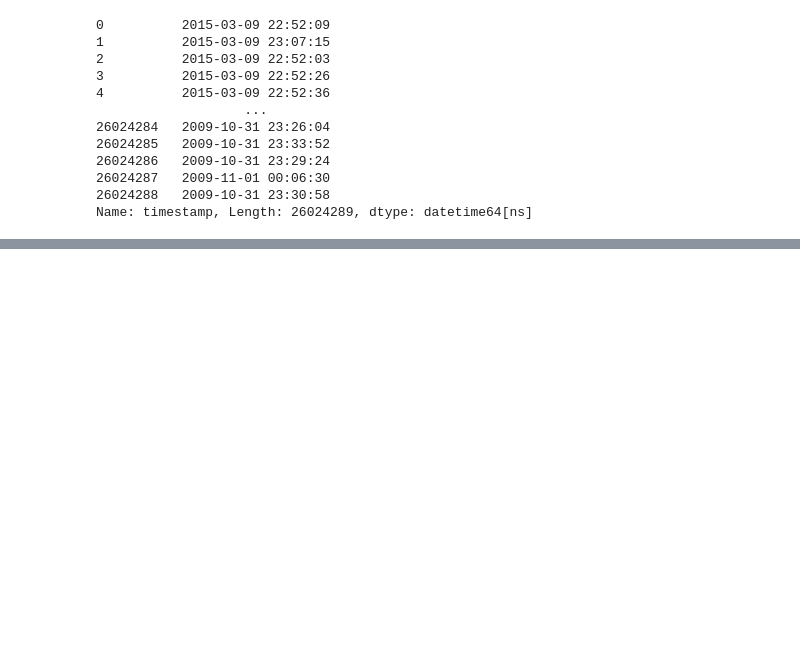
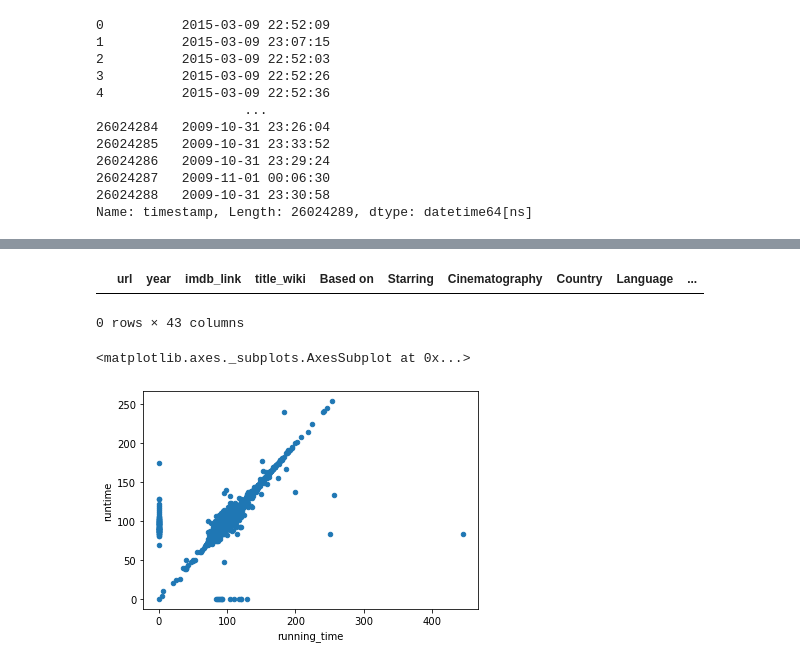
Before and after one commit to whitneylosinski/Movies-ETL, a Jupyter notebook: Movies-ETL.ipynb, the cells around one changed output, grey strips where cells are left out. Drawn from its saved outputs; the diff is of its cells as text; code cells hidden in the pictures; blank space fills up the shorter version.

Commit message:
Merged wiki and kaggle data.

```diff
--- a/Movies-ETL.ipynb
+++ b/Movies-ETL.ipynb
@@ -519,6 +519,6 @@ budget[~matches_form_one & ~matches_form_two]
 Name: Budget, dtype: object
 # %%
 # Parse budget values
-wiki_movies_df['budget'] = box_office.str.extract(f'({form_one}|{form_two})', flags=re.IGNORECASE)[0].apply(parse_dollars)
+wiki_movies_df['budget'] = budget.str.extract(f'({form_one}|{form_two})', flags=re.IGNORECASE)[0].apply(parse_dollars)
 wiki_movies_df['budget']
 # %% [output]
@@ -737,0 +731,4 @@ ratings['timestamp'] = pd.to_datetime(ratings['timestamp'], unit='s')
+# %%
+# Merge the datasets.
+movies_df = pd.merge(wiki_movies_df, kaggle_metadata, on='imdb_id', suffixes=['_wiki','_kaggle'])
+sorted(movies_df.columns.tolist())
@@ -737,0 +771,15 @@ ratings['timestamp'] = pd.to_datetime(ratings['timestamp'], unit='s')
+# %%
+# Show any rows where title_kaggle is empty
+movies_df[(movies_df['title_kaggle'] == '') | (movies_df['title_kaggle'].isnull())]
+# %% [output]
+|  | url | year | imdb_link | title_wiki | Based on | Starring | Cinematography | Country | Language | ... |
+0 rows × 43 columns
+# %%
+# Compare runing time vs runtime columns
+movies_df[['running_time', 'runtime']]
+
+# Fill missing values with zero and make a scatter plot.
+movies_df.fillna(0).plot(x='running_time', y='runtime', kind='scatter')
+# %% [output]
+<matplotlib.axes._subplots.AxesSubplot at 0x...>
+[figure, added]
```
Also changed, not shown: parts of 23 cells of this notebook.
